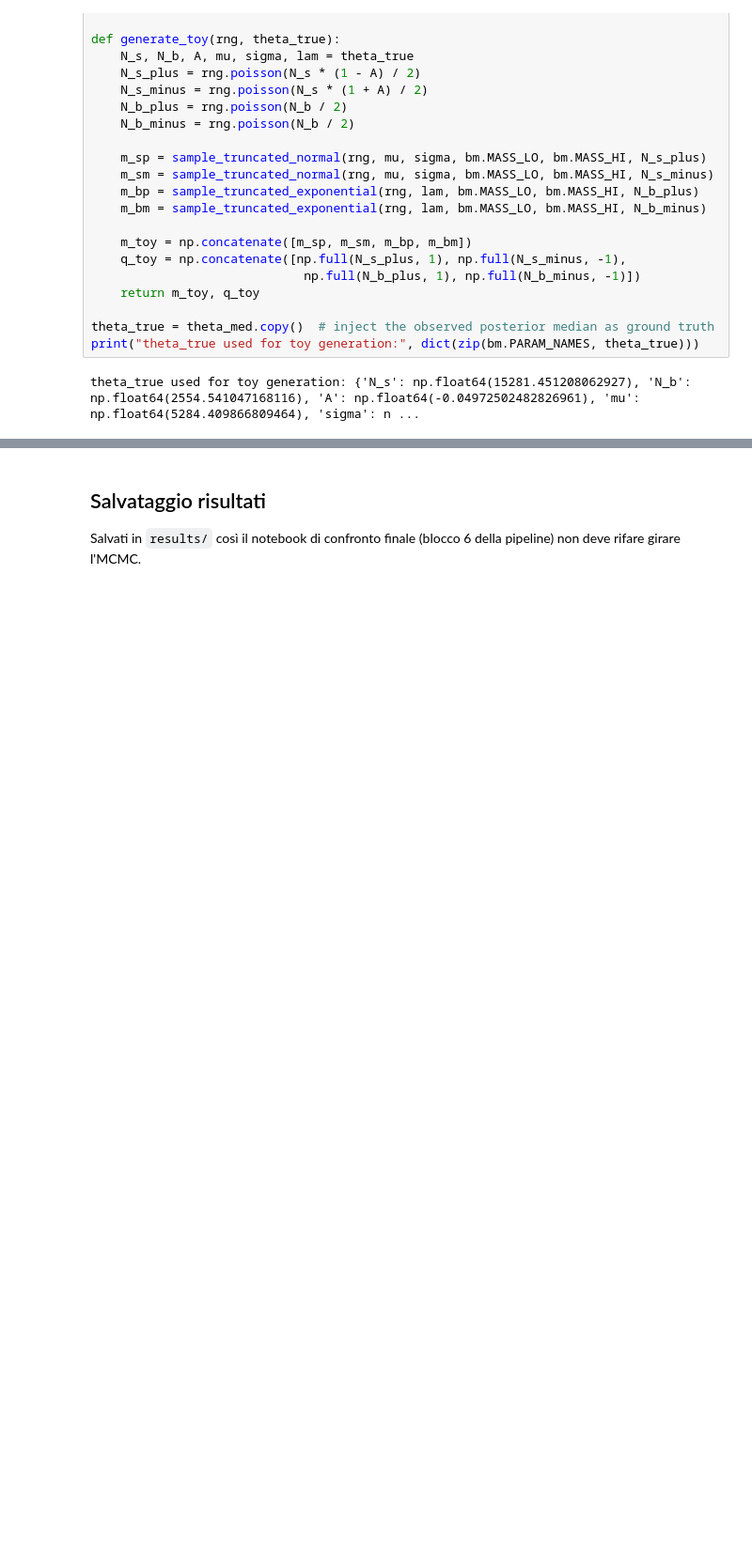
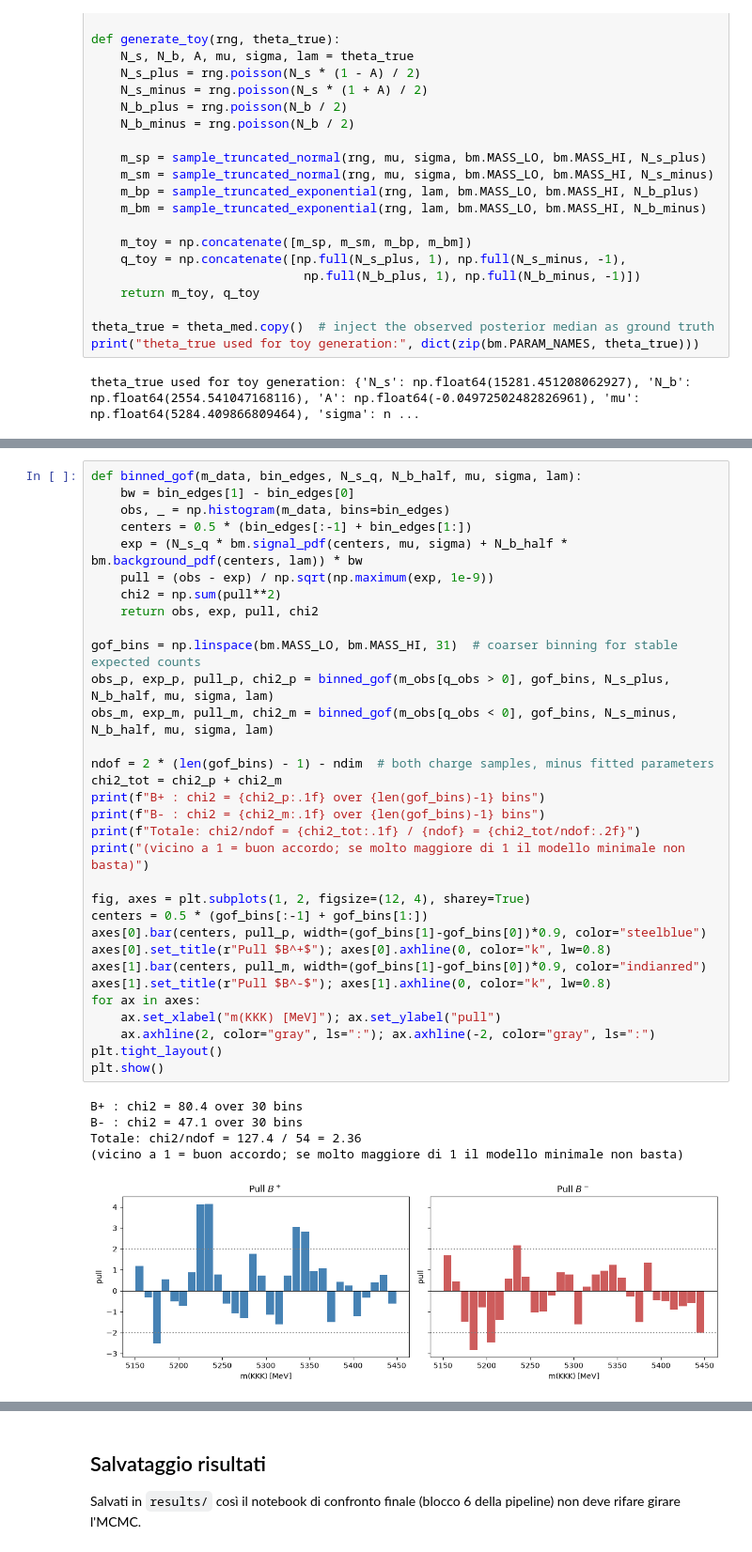
Before and after one commit to gmoretti03/LHCb-opendata-acp, a Jupyter notebook: Code_general/Bayesian/Bayesian_Analysis.ipynb, the cells around one changed output, grey strips where cells are left out. Shown at 94% size. Saved outputs shown, nothing was run; the diff lists cells and outputs as text; blank space fills up the shorter version.

```diff
--- a/Code_general/Bayesian/Bayesian_Analysis.ipynb
+++ b/Code_general/Bayesian/Bayesian_Analysis.ipynb
@@ -455,0 +555,38 @@ empirical 95% coverage: 18/20 = 0.90 (nominale: 0.95)
+# %%
+def binned_gof(m_data, bin_edges, N_s_q, N_b_half, mu, sigma, lam):
+    bw = bin_edges[1] - bin_edges[0]
+    obs, _ = np.histogram(m_data, bins=bin_edges)
+    centers = 0.5 * (bin_edges[:-1] + bin_edges[1:])
+    exp = (N_s_q * bm.signal_pdf(centers, mu, sigma) + N_b_half * bm.background_pdf(centers, lam)) * bw
+    pull = (obs - exp) / np.sqrt(np.maximum(exp, 1e-9))
+    chi2 = np.sum(pull**2)
+    return obs, exp, pull, chi2
+
+gof_bins = np.linspace(bm.MASS_LO, bm.MASS_HI, 31)  # coarser binning for stable expected counts
+obs_p, exp_p, pull_p, chi2_p = binned_gof(m_obs[q_obs > 0], gof_bins, N_s_plus, N_b_half, mu, sigma, lam)
+obs_m, exp_m, pull_m, chi2_m = binned_gof(m_obs[q_obs < 0], gof_bins, N_s_minus, N_b_half, mu, sigma, lam)
+
+ndof = 2 * (len(gof_bins) - 1) - ndim  # both charge samples, minus fitted parameters
+chi2_tot = chi2_p + chi2_m
+print(f"B+ : chi2 = {chi2_p:.1f} over {len(gof_bins)-1} bins")
+print(f"B- : chi2 = {chi2_m:.1f} over {len(gof_bins)-1} bins")
+print(f"Totale: chi2/ndof = {chi2_tot:.1f} / {ndof} = {chi2_tot/ndof:.2f}")
+print("(vicino a 1 = buon accordo; se molto maggiore di 1 il modello minimale non basta)")
+
+fig, axes = plt.subplots(1, 2, figsize=(12, 4), sharey=True)
+centers = 0.5 * (gof_bins[:-1] + gof_bins[1:])
+axes[0].bar(centers, pull_p, width=(gof_bins[1]-gof_bins[0])*0.9, color="steelblue")
+axes[0].set_title(r"Pull $B^+$"); axes[0].axhline(0, color="k", lw=0.8)
+axes[1].bar(centers, pull_m, width=(gof_bins[1]-gof_bins[0])*0.9, color="indianred")
+axes[1].set_title(r"Pull $B^-$"); axes[1].axhline(0, color="k", lw=0.8)
+for ax in axes:
+    ax.set_xlabel("m(KKK) [MeV]"); ax.set_ylabel("pull")
+    ax.axhline(2, color="gray", ls=":"); ax.axhline(-2, color="gray", ls=":")
+plt.tight_layout()
+plt.show()
+# %% [output]
+B+ : chi2 = 80.4 over 30 bins
+B- : chi2 = 47.1 over 30 bins
+Totale: chi2/ndof = 127.4 / 54 = 2.36
+(vicino a 1 = buon accordo; se molto maggiore di 1 il modello minimale non basta)
+[figure, added]
```
Also changed, not shown: parts of 20 cells of this notebook, 1 other file.
